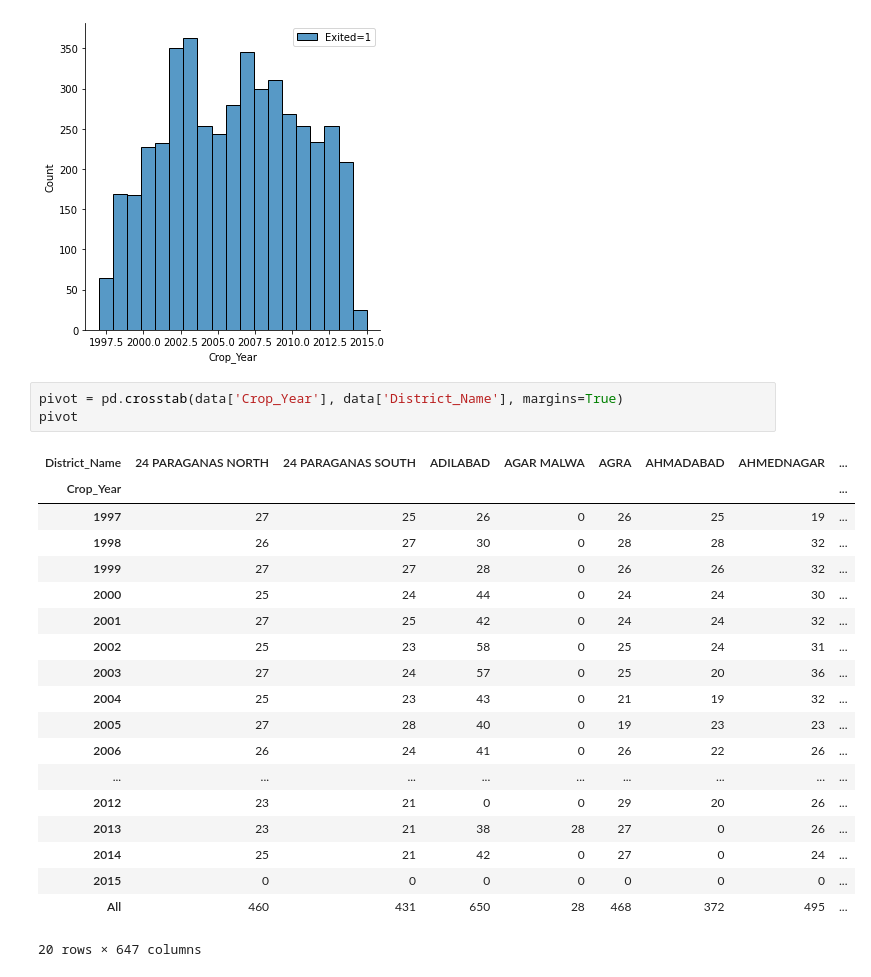
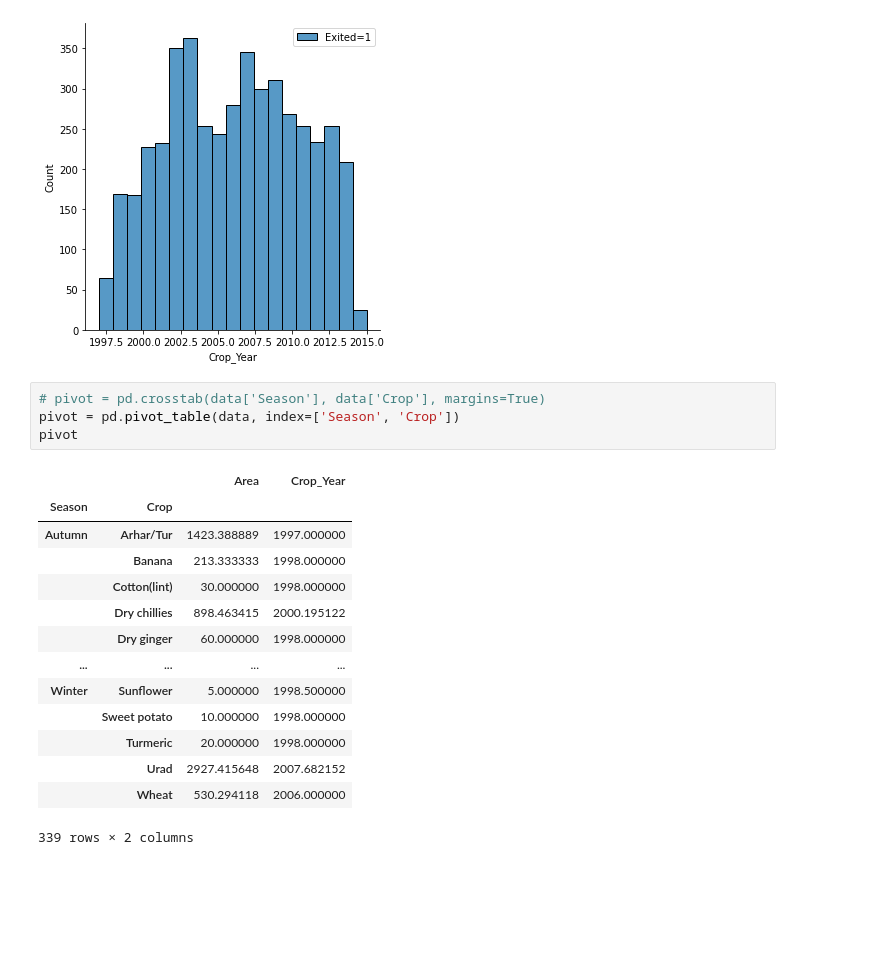
Before and after one commit to Kenfinn/AIMastery_Orbit, a Jupyter notebook: Quiz_1_Week_4_Afinzaki_Amiral_mencari_insight_dengan_pendekatan_statistik_deskriptif_maupun_inferensial.ipynb, the cells around one changed output. Drawn from its saved outputs; the diff is of its cells as text; blank space fills up the shorter version.

```diff
--- a/Quiz_1_Week_4_Afinzaki_Amiral_mencari_insight_dengan_pendekatan_statistik_deskriptif_maupun_inferensial.ipynb
+++ b/Quiz_1_Week_4_Afinzaki_Amiral_mencari_insight_dengan_pendekatan_statistik_deskriptif_maupun_inferensial.ipynb
@@ -127,25 +184,21 @@ plt.show()
 [figure]
 [figure]
 # %%
-pivot = pd.crosstab(data['Crop_Year'], data['District_Name'], margins=True)
+# pivot = pd.crosstab(data['Season'], data['Crop'], margins=True)
+pivot = pd.pivot_table(data, index=['Season', 'Crop'])
 pivot
 # %% [output]
-| District_Name | 24 PARAGANAS NORTH | 24 PARAGANAS SOUTH | ADILABAD | AGAR MALWA | AGRA | AHMADABAD | AHMEDNAGAR | ... |
-| Crop_Year |  |  |  |  |  |  |  | ... |
-| 1997 | 27 | 25 | 26 | 0 | 26 | 25 | 19 | ... |
-| 1998 | 26 | 27 | 30 | 0 | 28 | 28 | 32 | ... |
-| 1999 | 27 | 27 | 28 | 0 | 26 | 26 | 32 | ... |
-| 2000 | 25 | 24 | 44 | 0 | 24 | 24 | 30 | ... |
-| 2001 | 27 | 25 | 42 | 0 | 24 | 24 | 32 | ... |
-| 2002 | 25 | 23 | 58 | 0 | 25 | 24 | 31 | ... |
-| 2003 | 27 | 24 | 57 | 0 | 25 | 20 | 36 | ... |
-| 2004 | 25 | 23 | 43 | 0 | 21 | 19 | 32 | ... |
-| 2005 | 27 | 28 | 40 | 0 | 19 | 23 | 23 | ... |
-| 2006 | 26 | 24 | 41 | 0 | 26 | 22 | 26 | ... |
-| ... | ... | ... | ... | ... | ... | ... | ... | ... |
-| 2012 | 23 | 21 | 0 | 0 | 29 | 20 | 26 | ... |
-| 2013 | 23 | 21 | 38 | 28 | 27 | 0 | 26 | ... |
-| 2014 | 25 | 21 | 42 | 0 | 27 | 0 | 24 | ... |
-| 2015 | 0 | 0 | 0 | 0 | 0 | 0 | 0 | ... |
-| All | 460 | 431 | 650 | 28 | 468 | 372 | 495 | ... |
+|  |  | Area | Crop_Year |
+| Season | Crop |  |  |
+| Autumn | Arhar/Tur | 1423.388889 | 1997.000000 |
+|  | Banana | 213.333333 | 1998.000000 |
+|  | Cotton(lint) | 30.000000 | 1998.000000 |
+|  | Dry chillies | 898.463415 | 2000.195122 |
+|  | Dry ginger | 60.000000 | 1998.000000 |
+| ... | ... | ... | ... |
+| Winter | Sunflower | 5.000000 | 1998.500000 |
+|  | Sweet potato | 10.000000 | 1998.000000 |
+|  | Turmeric | 20.000000 | 1998.000000 |
+|  | Urad | 2927.415648 | 2007.682152 |
+|  | Wheat | 530.294118 | 2006.000000 |
-20 rows × 647 columns
+339 rows × 2 columns
```
Also changed, not shown: parts of 20 cells of this notebook.
